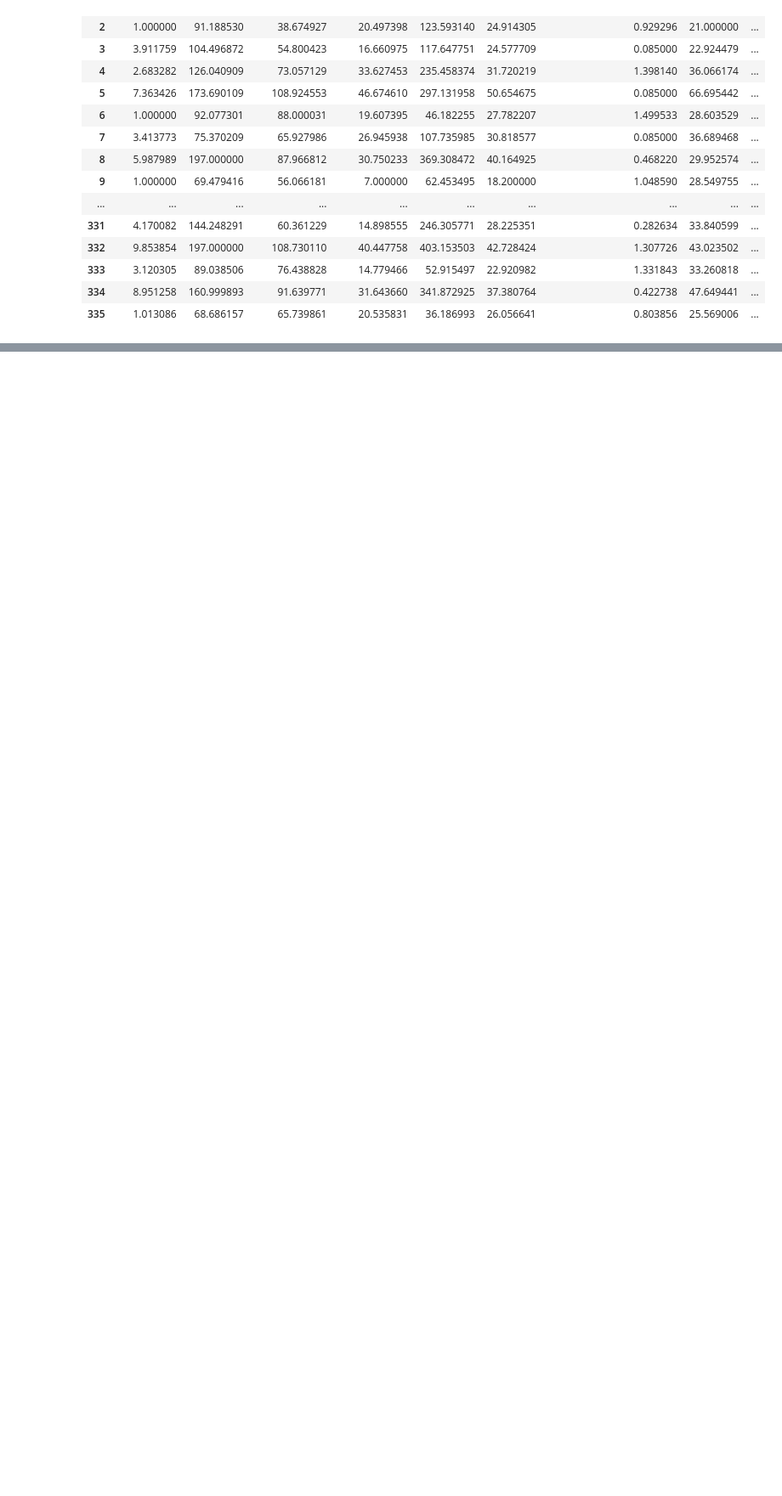
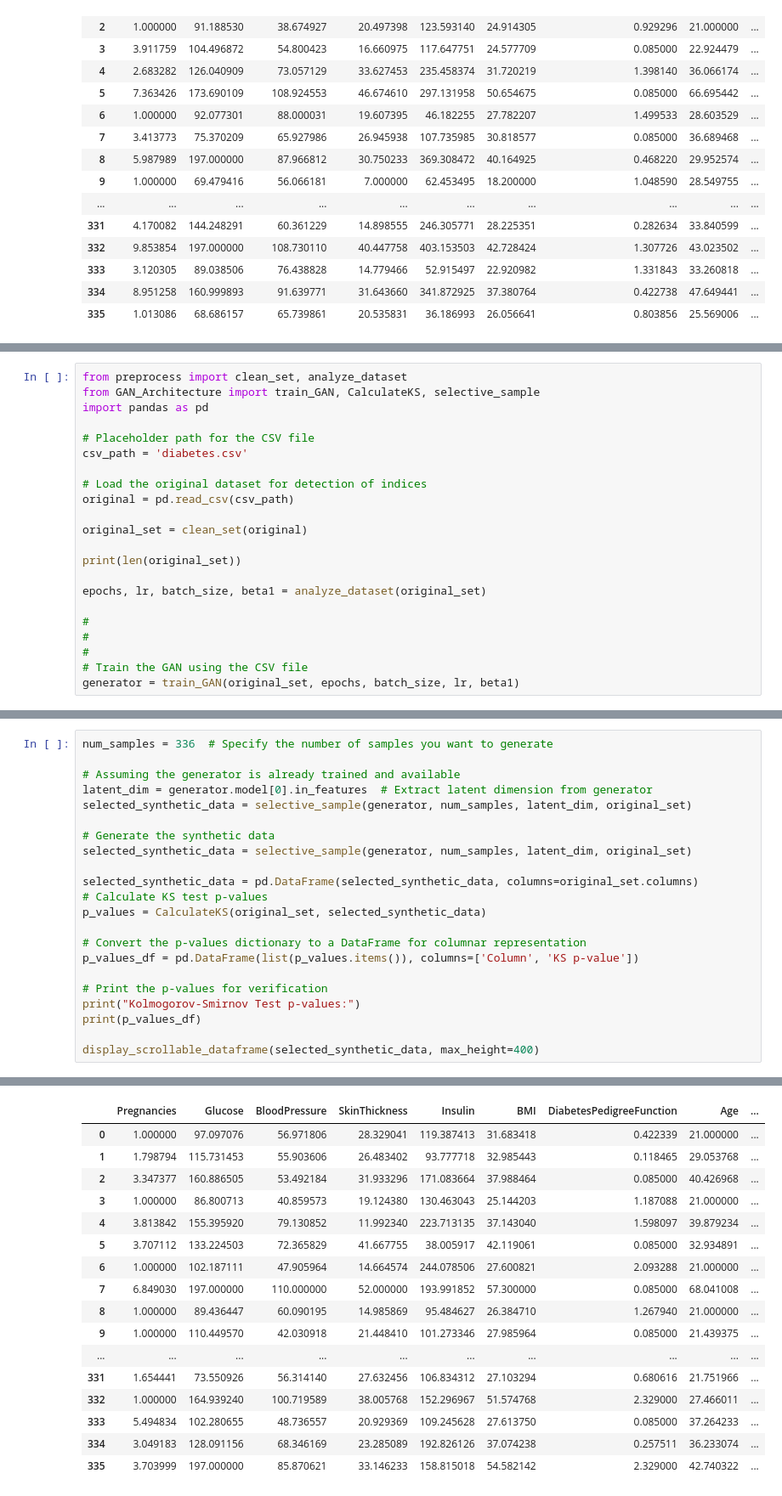
Before and after one commit to Chuchoruto/synth, a Jupyter notebook: testing.ipynb, the cells around one changed output, grey strips where cells are left out. Shown: that part at 85% size. Drawn from its saved outputs; the diff is of its cells as text; blank space fills up the shorter version.

```diff
--- a/testing.ipynb
+++ b/testing.ipynb
@@ -754,0 +786,22 @@ display_scrollable_dataframe(selected_synthetic_data, max_height=400)
+# %%
+from preprocess import clean_set, analyze_dataset
+from GAN_Architecture import train_GAN, CalculateKS, selective_sample
+import pandas as pd
+
+# Placeholder path for the CSV file
+csv_path = 'diabetes.csv'
+
+# Load the original dataset for detection of indices
+original = pd.read_csv(csv_path)
+
+original_set = clean_set(original)
+
+print(len(original_set))
+
+epochs, lr, batch_size, beta1 = analyze_dataset(original_set)
+
+#
+#
+#
+# Train the GAN using the CSV file
+generator = train_GAN(original_set, epochs, batch_size, lr, beta1)
@@ -754,0 +820,23 @@ display_scrollable_dataframe(selected_synthetic_data, max_height=400)
+# %%
+num_samples = 336  # Specify the number of samples you want to generate
+
+# Assuming the generator is already trained and available
+latent_dim = generator.model[0].in_features  # Extract latent dimension from generator
+selected_synthetic_data = selective_sample(generator, num_samples, latent_dim, original_set)
+
+# Generate the synthetic data
+selected_synthetic_data = selective_sample(generator, num_samples, latent_dim, original_set)
+
+selected_synthetic_data = pd.DataFrame(selected_synthetic_data, columns=original_set.columns)
+# Calculate KS test p-values
+p_values = CalculateKS(original_set, selected_synthetic_data)
+
+# Convert the p-values dictionary to a DataFrame for columnar representation
+p_values_df = pd.DataFrame(list(p_values.items()), columns=['Column', 'KS p-value'])
+
+# Print the p-values for verification
+print("Kolmogorov-Smirnov Test p-values:")
+print(p_values_df)
+
+display_scrollable_dataframe(selected_synthetic_data, max_height=400)
+# %% [output]
@@ -754,0 +854,17 @@ display_scrollable_dataframe(selected_synthetic_data, max_height=400)
+|  | Pregnancies | Glucose | BloodPressure | SkinThickness | Insulin | BMI | DiabetesPedigreeFunction | Age | ... |
+| 0 | 1.000000 | 97.097076 | 56.971806 | 28.329041 | 119.387413 | 31.683418 | 0.422339 | 21.000000 | ... |
+| 1 | 1.798794 | 115.731453 | 55.903606 | 26.483402 | 93.777718 | 32.985443 | 0.118465 | 29.053768 | ... |
+| 2 | 3.347377 | 160.886505 | 53.492184 | 31.933296 | 171.083664 | 37.988464 | 0.085000 | 40.426968 | ... |
+| 3 | 1.000000 | 86.800713 | 40.859573 | 19.124380 | 130.463043 | 25.144203 | 1.187088 | 21.000000 | ... |
+| 4 | 3.813842 | 155.395920 | 79.130852 | 11.992340 | 223.713135 | 37.143040 | 1.598097 | 39.879234 | ... |
+| 5 | 3.707112 | 133.224503 | 72.365829 | 41.667755 | 38.005917 | 42.119061 | 0.085000 | 32.934891 | ... |
+| 6 | 1.000000 | 102.187111 | 47.905964 | 14.664574 | 244.078506 | 27.600821 | 2.093288 | 21.000000 | ... |
+| 7 | 6.849030 | 197.000000 | 110.000000 | 52.000000 | 193.991852 | 57.300000 | 0.085000 | 68.041008 | ... |
+| 8 | 1.000000 | 89.436447 | 60.090195 | 14.985869 | 95.484627 | 26.384710 | 1.267940 | 21.000000 | ... |
+| 9 | 1.000000 | 110.449570 | 42.030918 | 21.448410 | 101.273346 | 27.985964 | 0.085000 | 21.439375 | ... |
+| ... | ... | ... | ... | ... | ... | ... | ... | ... | ... |
+| 331 | 1.654441 | 73.550926 | 56.314140 | 27.632456 | 106.834312 | 27.103294 | 0.680616 | 21.751966 | ... |
+| 332 | 1.000000 | 164.939240 | 100.719589 | 38.005768 | 152.296967 | 51.574768 | 2.329000 | 27.466011 | ... |
+| 333 | 5.494834 | 102.280655 | 48.736557 | 20.929369 | 109.245628 | 27.613750 | 0.085000 | 37.264233 | ... |
+| 334 | 3.049183 | 128.091156 | 68.346169 | 23.285089 | 192.826126 | 37.074238 | 0.257511 | 36.233074 | ... |
+| 335 | 3.703999 | 197.000000 | 85.870621 | 33.146233 | 158.815018 | 54.582142 | 2.329000 | 42.740322 | ... |
```
Also changed, not shown: parts of 5 cells of this notebook, 2 other files.
